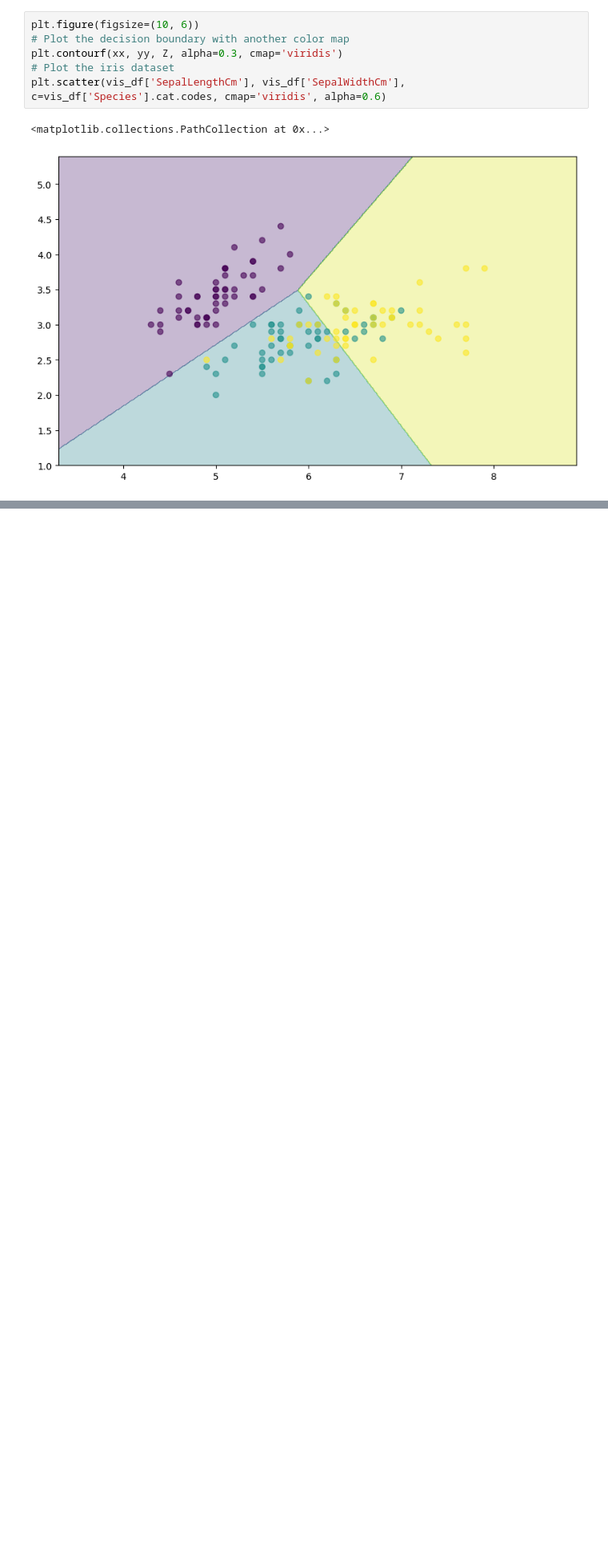
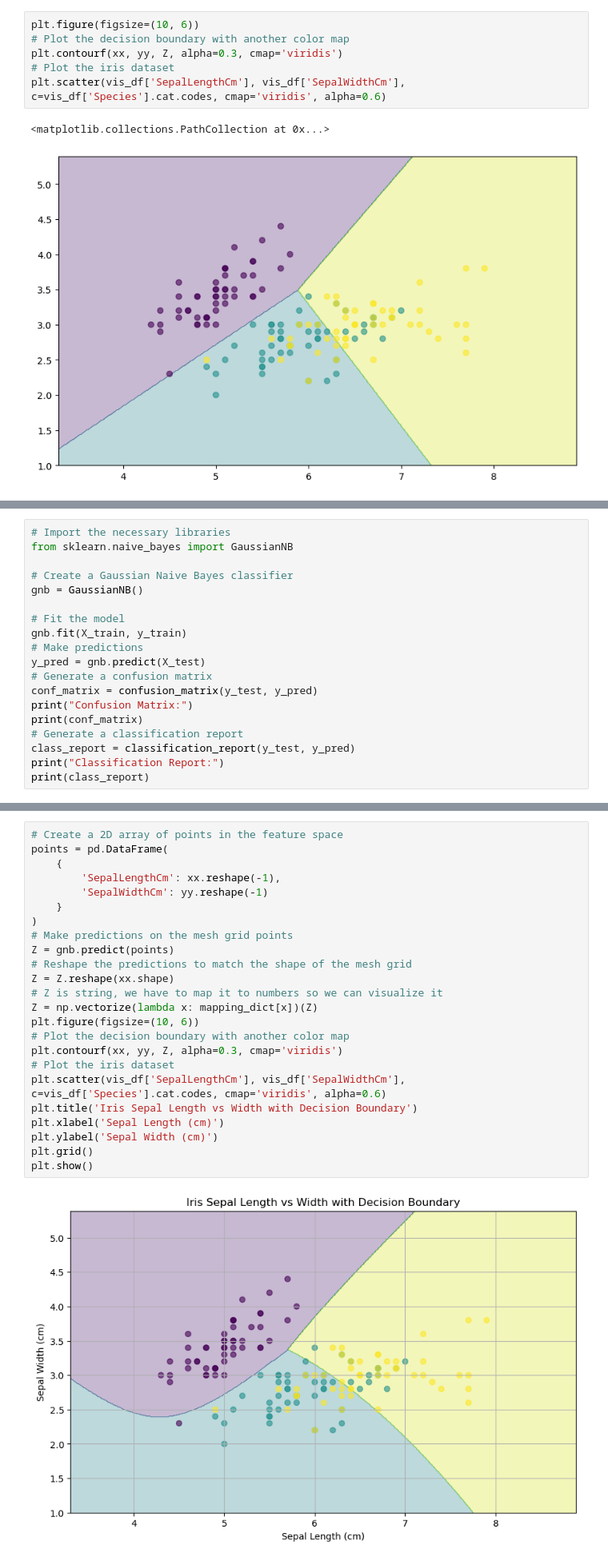
Before and after one commit to ut-vision/30min-of-deep-learning, a Jupyter notebook: 03_Generative_Discriminative_Classifier/index.ipynb, the cells around one changed output, grey strips where cells are left out. Shown at 80% size. Saved outputs shown, nothing was run; the diff lists cells and outputs as text; blank space fills up the shorter version.

Commit message:
classifier: complete

```diff
--- a/03_Generative_Discriminative_Classifier/index.ipynb
+++ b/03_Generative_Discriminative_Classifier/index.ipynb
@@ -167,0 +197,19 @@ plt.scatter(vis_df['SepalLengthCm'], vis_df['SepalWidthCm'], c=vis_df['Species']
+# %%
+# Import the necessary libraries
+from sklearn.naive_bayes import GaussianNB
+
+# Create a Gaussian Naive Bayes classifier
+gnb = GaussianNB()
+
+# Fit the model
+gnb.fit(X_train, y_train)
+# Make predictions
+y_pred = gnb.predict(X_test)
+# Generate a confusion matrix
+conf_matrix = confusion_matrix(y_test, y_pred)
+print("Confusion Matrix:")
+print(conf_matrix)
+# Generate a classification report
+class_report = classification_report(y_test, y_pred)
+print("Classification Report:")
+print(class_report)
@@ -167,0 +233,26 @@ plt.scatter(vis_df['SepalLengthCm'], vis_df['SepalWidthCm'], c=vis_df['Species']
+# %%
+# Create a 2D array of points in the feature space
+points = pd.DataFrame(
+    {
+        'SepalLengthCm': xx.reshape(-1),
+        'SepalWidthCm': yy.reshape(-1)
+    }
+)
+# Make predictions on the mesh grid points
+Z = gnb.predict(points)
+# Reshape the predictions to match the shape of the mesh grid
+Z = Z.reshape(xx.shape)
+# Z is string, we have to map it to numbers so we can visualize it
+Z = np.vectorize(lambda x: mapping_dict[x])(Z)
+plt.figure(figsize=(10, 6))
+# Plot the decision boundary with another color map
+plt.contourf(xx, yy, Z, alpha=0.3, cmap='viridis')
+# Plot the iris dataset
+plt.scatter(vis_df['SepalLengthCm'], vis_df['SepalWidthCm'], c=vis_df['Species'].cat.codes, cmap='viridis', alpha=0.6)
+plt.title('Iris Sepal Length vs Width with Decision Boundary')
+plt.xlabel('Sepal Length (cm)')
+plt.ylabel('Sepal Width (cm)')
+plt.grid()
+plt.show()
+# %% [output]
+[figure, added]
```
Also changed, not shown: parts of 9 cells of this notebook.
